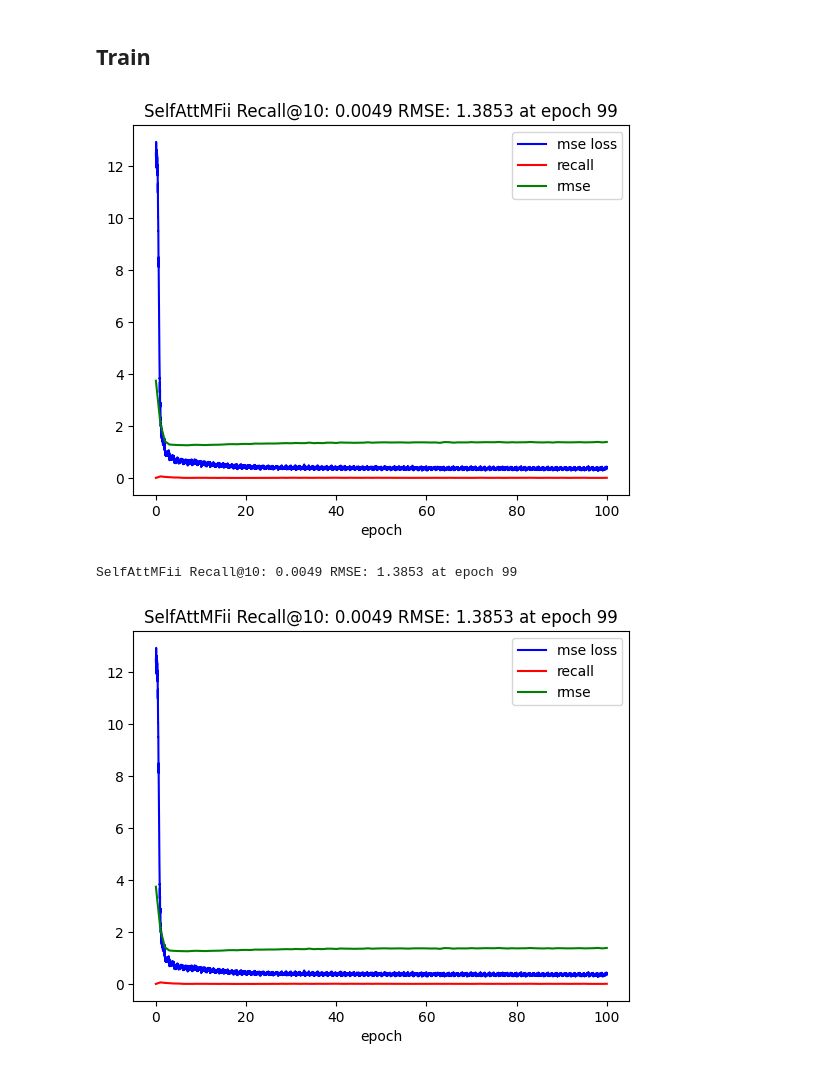
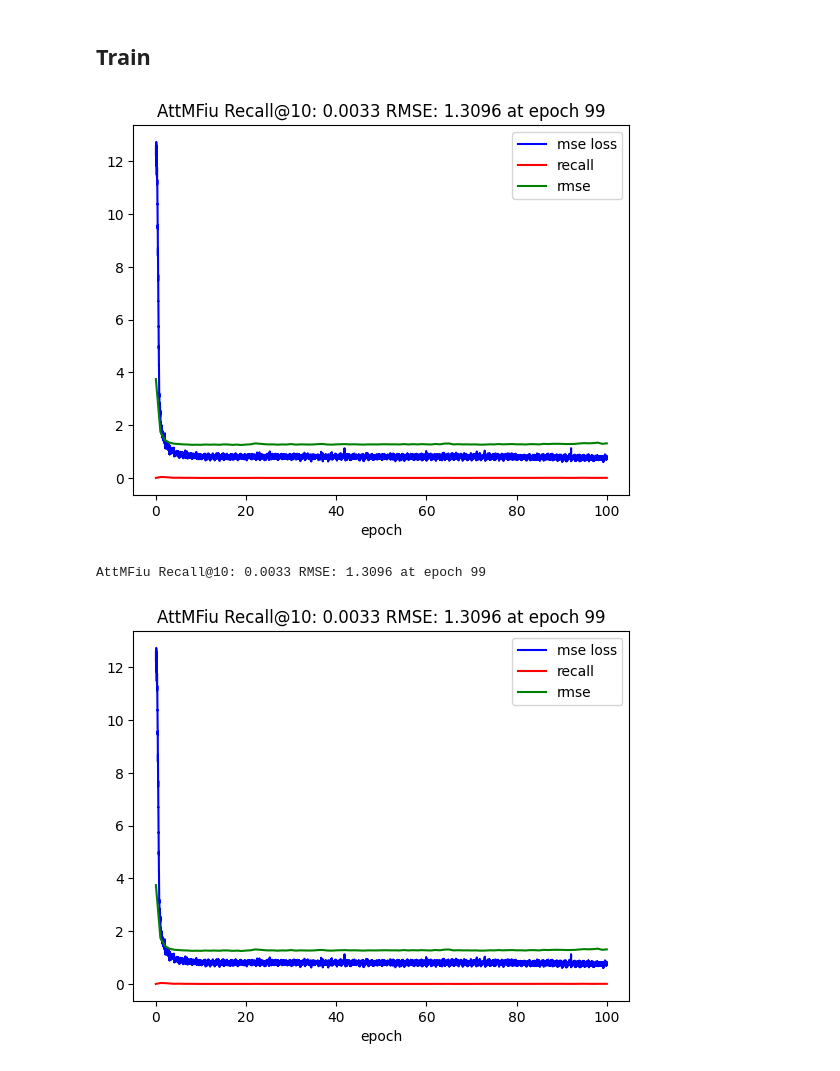
Before and after one commit to donglinkang2021/LKGCN, a Jupyter notebook: new_model_MSE.ipynb, the cells around one changed output. Drawn from its saved outputs; the diff is of its cells as text; code cells hidden in the pictures.

```diff
--- a/new_model_MSE.ipynb
+++ b/new_model_MSE.ipynb
@@ -17,10 +17,10 @@ len(train_loader)
 # %% [markdown]
 ## Model Config
 # %%
-from gcn.attention import SelfAttMFii
+from gcn.attention import AttMFiu
 device = "cuda" if torch.cuda.is_available() else "cpu"
 n_factors = 10
-model = SelfAttMFii(num_users, num_items, n_factors)
+model = AttMFiu(num_users, num_items, n_factors)
 model.to(device)
 learning_rate, weight_decay = 0.01, 1e-5
 optimizer = torch.optim.Adam(model.parameters(), lr = learning_rate, weight_decay=weight_decay)
@@ -82,37 +82,37 @@ for epoch in range(num_epochs):
         recall = evaluate_ranking(
             model,
             test_candidates,
             train_candidates,
             num_users,
             num_items,
             top_k = topk
         )
         recall_list.append(recall)
         rmse = evaluate_rating(
             model,
             users_test,
             items_test,
             ratings_test
         )
         rmse_list.append(rmse)
         epoch_list.append(epoch+1)
 
 
     ani.clear()
     ani.ax.plot(train_epoch_perc, train_loss, color='b', label='mse loss')
     ani.ax.plot(epoch_list, recall_list, color='r', label='recall')
     ani.ax.plot(epoch_list, rmse_list, color='g', label='rmse')
     ani.ax.set_xlabel('epoch')
     ani.ax.legend()
-    ani.ax.set_title(f'SelfAttMFii Recall@{topk}: {recall_list[-1]:.4f} RMSE: {rmse_list[-1]:.4f} at epoch {epoch}')
+    ani.ax.set_title(f'AttMFiu Recall@{topk}: {recall_list[-1]:.4f} RMSE: {rmse_list[-1]:.4f} at epoch {epoch}')
     ani.render()
 
-    print(f'SelfAttMFii Recall@{topk}: {recall_list[-1]:.4f} RMSE: {rmse_list[-1]:.4f} at epoch {epoch}')
+    print(f'AttMFiu Recall@{topk}: {recall_list[-1]:.4f} RMSE: {rmse_list[-1]:.4f} at epoch {epoch}')
 
 ani.close()
 # %% [output]
-[figure, old version]
+[figure, new version]
-SelfAttMFii Recall@10: 0.0049 RMSE: 1.3853 at epoch 99
+AttMFiu Recall@10: 0.0033 RMSE: 1.3096 at epoch 99
 # %%
 import matplotlib.pyplot as plt
 plt.plot(train_epoch_perc, train_loss, color='b', label='mse loss')
@@ -120,10 +120,10 @@ plt.plot(epoch_list, recall_list, color='r', label='recall')
 plt.plot(epoch_list, rmse_list, color='g', label='rmse')
 plt.xlabel("epoch")
 plt.legend()
-plt.title(f'SelfAttMFii Recall@{topk}: {recall_list[-1]:.4f} RMSE: {rmse_list[-1]:.4f} at epoch {epoch}')
+plt.title(f'AttMFiu Recall@{topk}: {recall_list[-1]:.4f} RMSE: {rmse_list[-1]:.4f} at epoch {epoch}')
 plt.show()
 # %% [output]
-[figure, old version]
+[figure, new version]
 # %%
 recall_list
 # %% [output]
```
Also changed, not shown: parts of 3 cells of this notebook, 2 other files.
